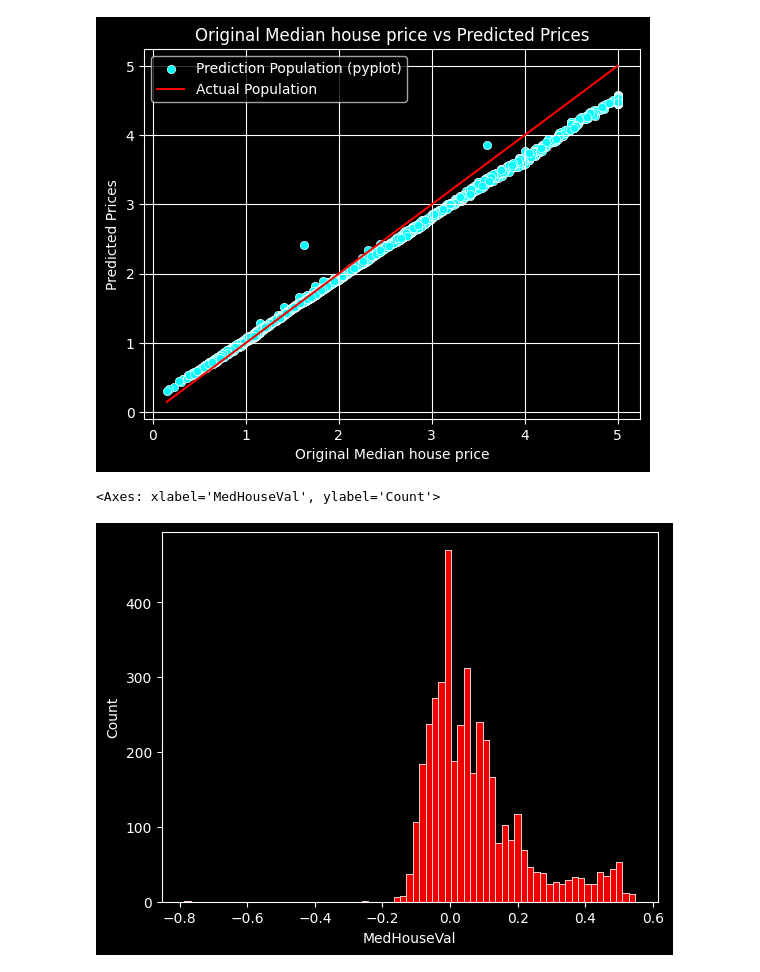
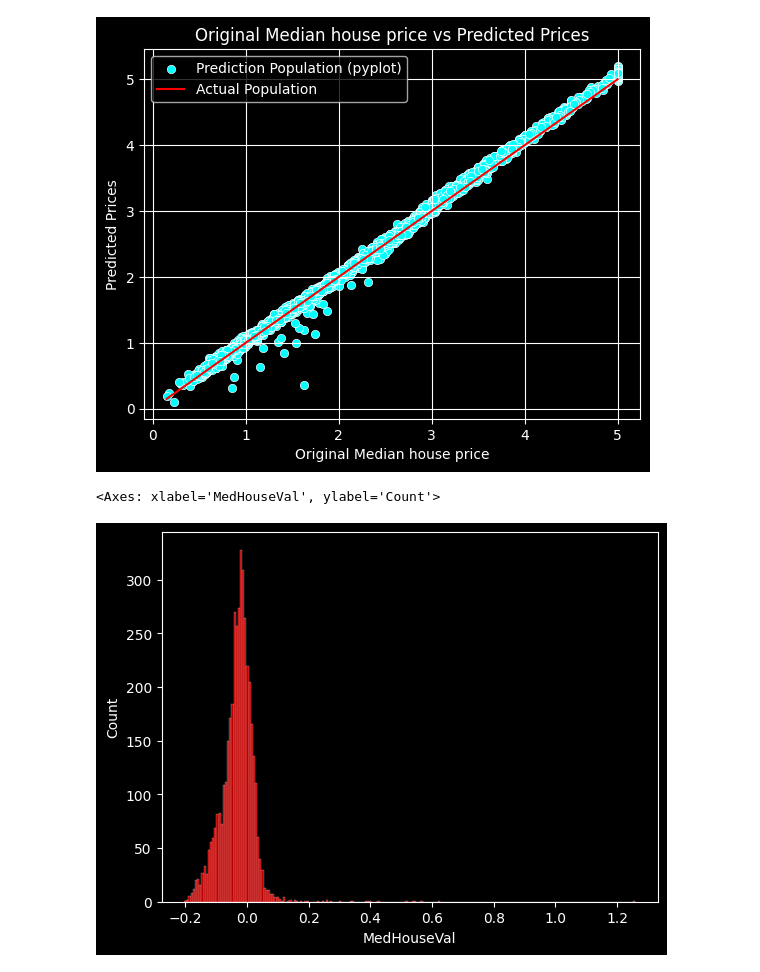
Before and after one commit to s178998/ML-House-Price-Prediction, a Jupyter notebook: House_median_value_Modedl.ipynb, the cells around one changed output. Saved outputs shown, nothing was run; the diff lists cells and outputs as text; code cells hidden in the pictures.

Commit message:
Fixed early_stopper for the model

```diff
--- a/House_median_value_Modedl.ipynb
+++ b/House_median_value_Modedl.ipynb
@@ -112,7 +112,7 @@ early_stopper = EarlyStopping(patience=15, restore_best_weights=True)
 model.compile(optimizer='Adam', loss='mean_absolute_error')# Optimizer and loss initialization
 
 # Trained the model and named it history to call in later
-history = model.fit(x_train_processed, y_train, epochs=100, batch_size=32, callbacks=[early_stopper])
+history = model.fit(x_train_processed, y_train, epochs=100, validation_split=0.2, batch_size=32, callbacks=[early_stopper])
 
 y_pred = model.predict(x_test_processed).flatten() # Prediction model through the x_test which are our values from the training of the x values
 
@@ -223,3 +206,3 @@ dtype: float64
-[figure, old version]
+[figure, new version]
-<Axes: xlabel='MedHouseVal', ylabel='Count'>
+<Axes: xlabel='MedHouseVal', ylabel='Count'>
-[figure, old version]
+[figure, new version]
```
Also changed, not shown: parts of 1 cell of this notebook.
